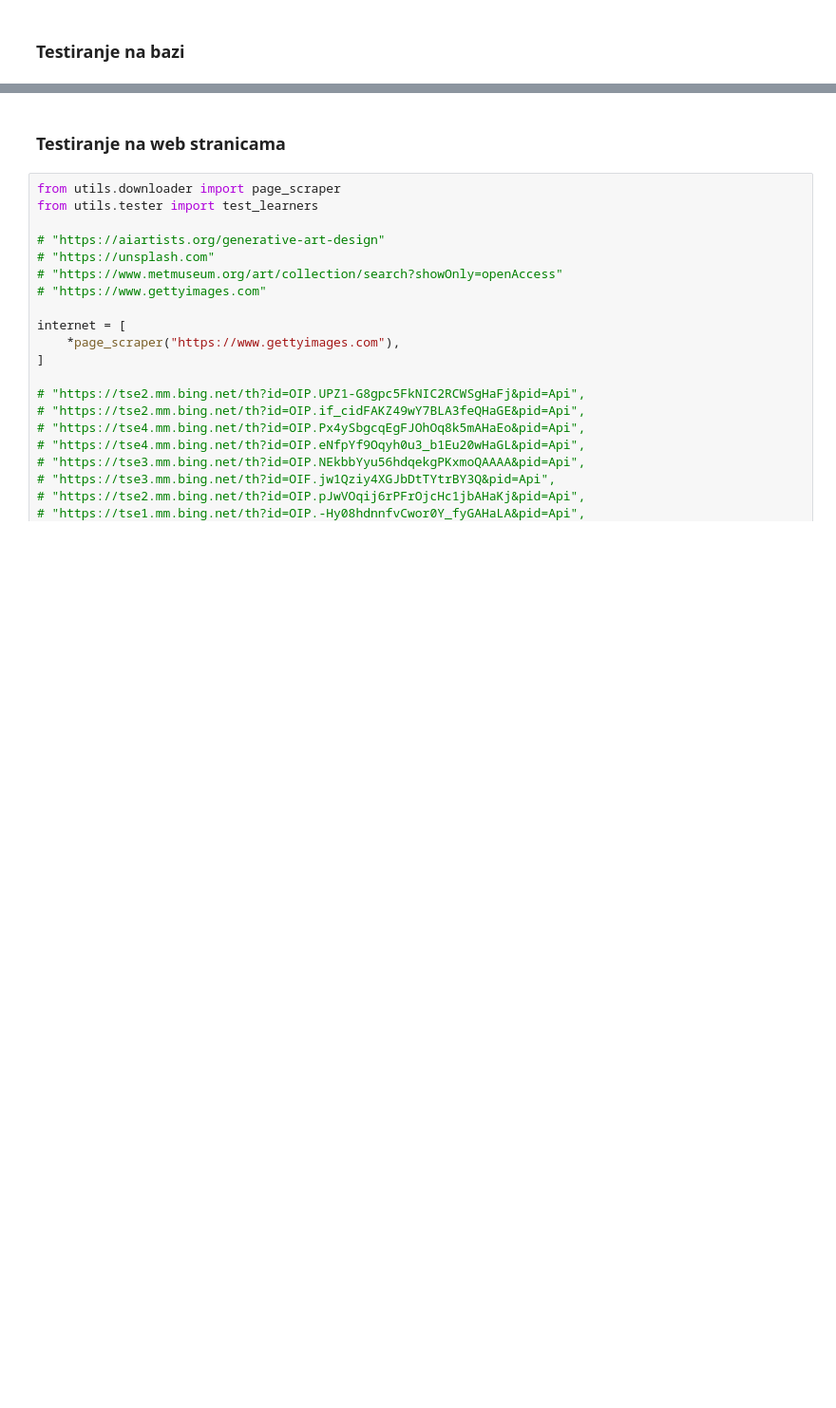
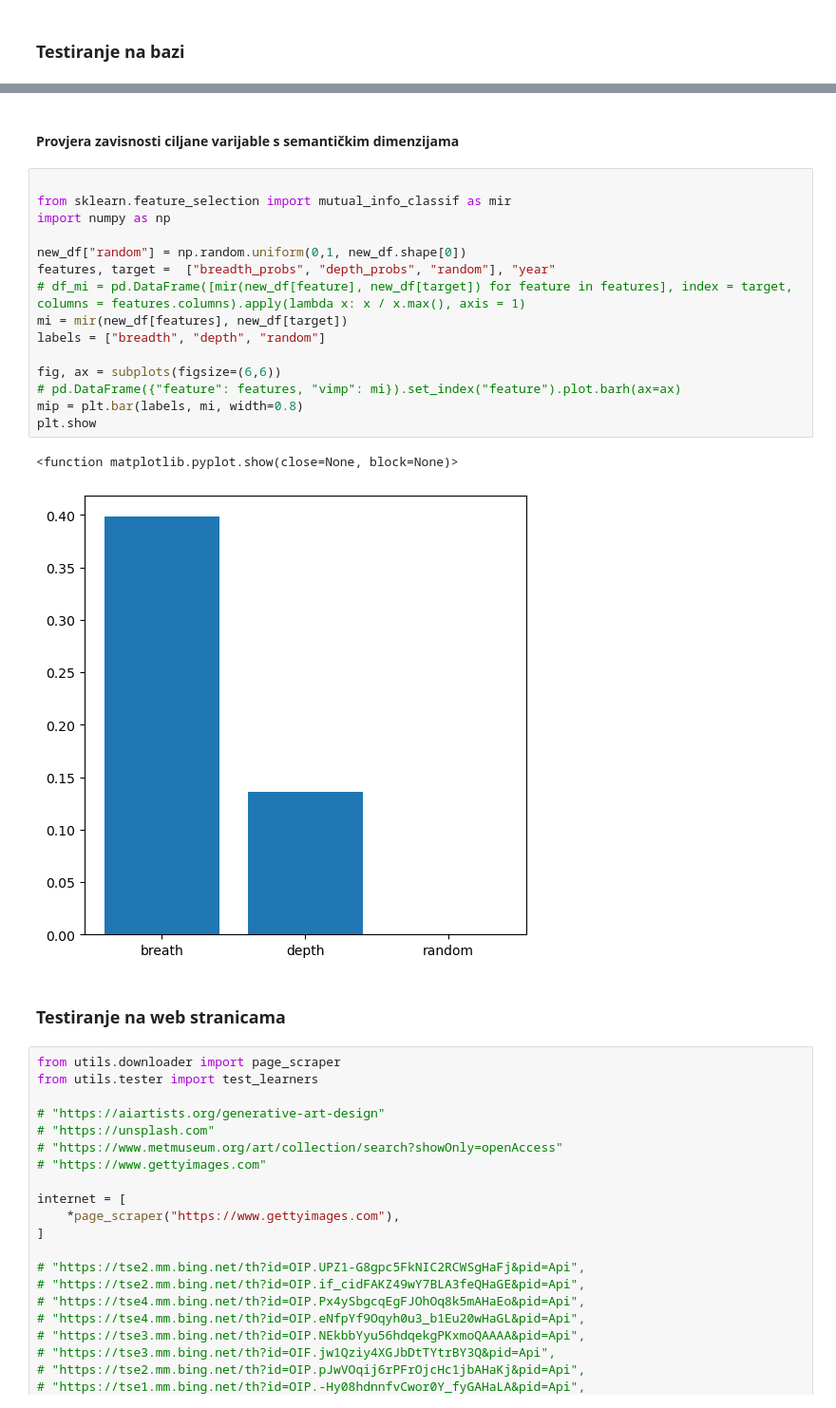
Before and after one commit to Trpquo/art_critic, a Jupyter notebook: 4_tester.ipynb, the cells around one changed output, grey strips where cells are left out. Shown at 95% size. Saved outputs shown, nothing was run; the diff lists cells and outputs as text; blank space fills up the shorter version.

```diff
--- a/4_tester.ipynb
+++ b/4_tester.ipynb
@@ -98,3 +187,23 @@ model_predictions[list(model_predictions.keys())[0]].sample(3)
+# %% [markdown]
+#### Provjera zavisnosti ciljane varijable s semantičkim dimenzijama
+# %%
+
+from sklearn.feature_selection import mutual_info_classif as mir
+import numpy as np
+
+new_df["random"] = np.random.uniform(0,1, new_df.shape[0])
+features, target =  ["breadth_probs", "depth_probs", "random"], "year"
+# df_mi = pd.DataFrame([mir(new_df[feature], new_df[target]) for feature in features], index = target, columns = features.columns).apply(lambda x: x / x.max(), axis = 1)
+mi = mir(new_df[features], new_df[target])
+labels = ["breadth", "depth", "random"]
+
+fig, ax = subplots(figsize=(6,6))
+# pd.DataFrame({"feature": features, "vimp": mi}).set_index("feature").plot.barh(ax=ax)
+mip = plt.bar(labels, mi, width=0.8)
+plt.show
+# %% [output]
+<function matplotlib.pyplot.show(close=None, block=None)>
+[figure, added]
 # %% [markdown]
 ### Testiranje na web stranicama
 # %%
```
Also changed, not shown: parts of 10 cells of this notebook, 25 other files.
